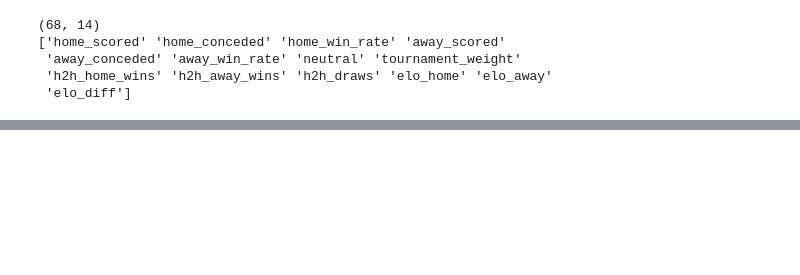
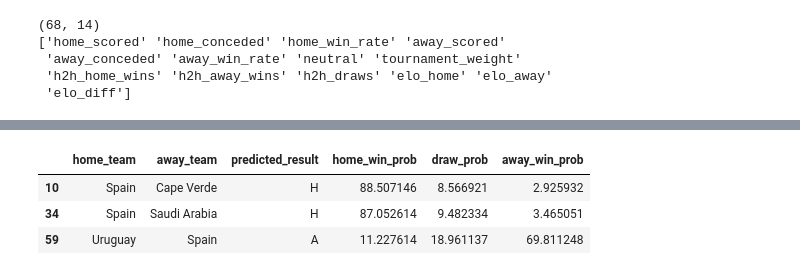
Before and after one commit to maanaz/World_cup_prediction_model, a Jupyter notebook: International football results/main.ipynb, the cells around one changed output, grey strips where cells are left out. Cells and saved outputs as stored; diff of their text form; code cells hidden in the pictures; blank space fills up the shorter version.

```diff
--- a/International football results/main.ipynb
+++ b/International football results/main.ipynb
@@ -681,0 +1000,21 @@ print(upcoming_df[['home_team', 'away_team']].head())
+# %%
+def get_team_matches(team):
+    team_matches=upcoming_df[(upcoming_df['home_team']==team) | (upcoming_df["away_team"]==team)]
+    return team_matches[
+
+    [
+        "home_team",
+        "away_team",
+        "predicted_result",
+        "home_win_prob",
+        "draw_prob",
+        "away_win_prob"
+    ]
+]
+
+get_team_matches("Spain")
+# %% [output]
+|  | home_team | away_team | predicted_result | home_win_prob | draw_prob | away_win_prob |
+| 10 | Spain | Cape Verde | H | 88.507146 | 8.566921 | 2.925932 |
+| 34 | Spain | Saudi Arabia | H | 87.052614 | 9.482334 | 3.465051 |
+| 59 | Uruguay | Spain | A | 11.227614 | 18.961137 | 69.811248 |
```
Also changed, not shown: parts of 21 cells of this notebook, 5 other files.
